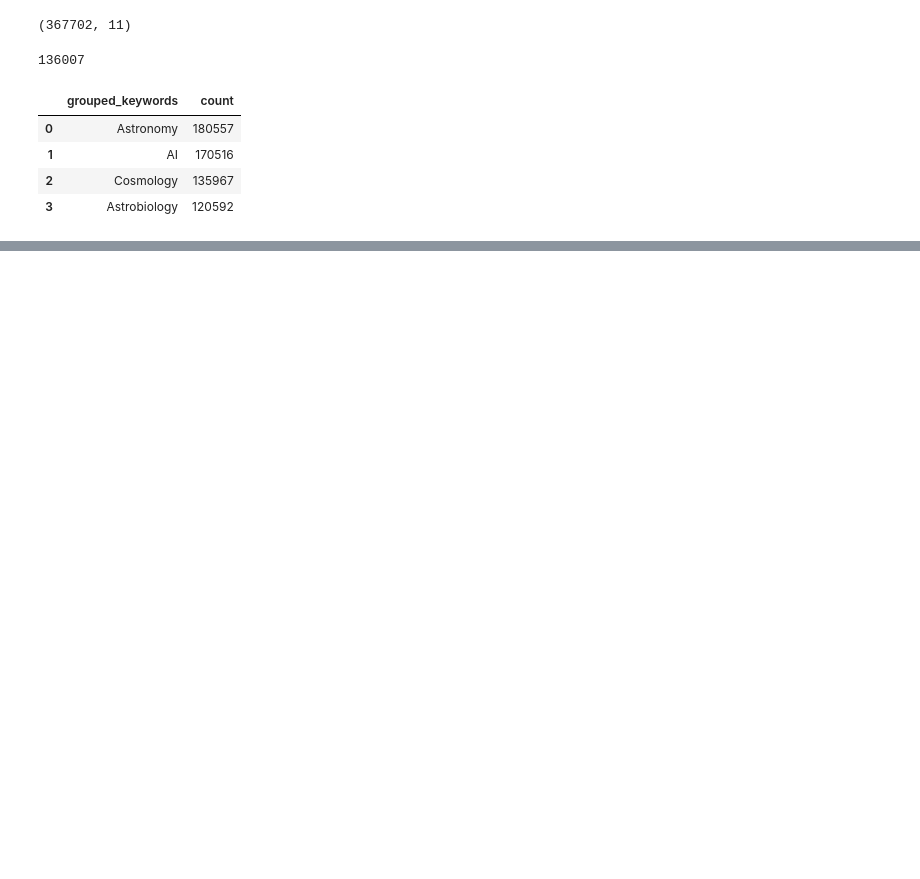
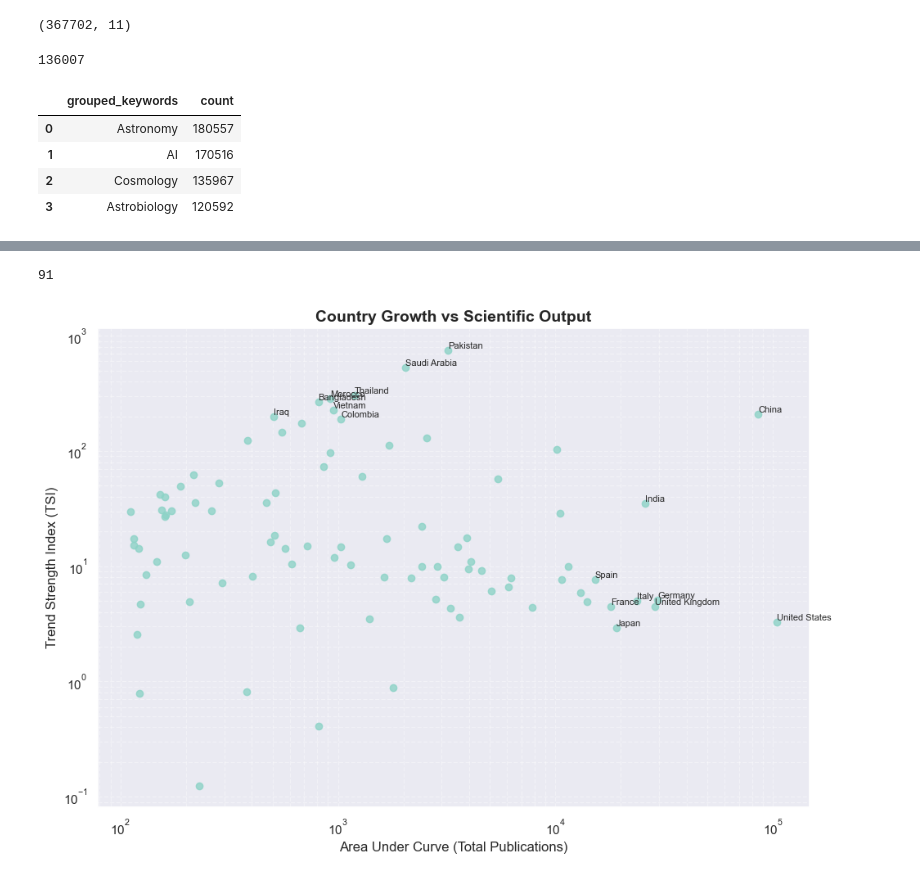
Before and after one commit to vadibekyan/ads_stats, a Jupyter notebook: ads_data_country_github.ipynb, the cells around one changed output, grey strips where cells are left out. Drawn from its saved outputs; the diff is of its cells as text; code cells hidden in the pictures; blank space fills up the shorter version.

Commit message:
Add compute_growth_metrics and plot_growth...

```diff
--- a/ads_data_country_github.ipynb
+++ b/ads_data_country_github.ipynb
@@ -877,0 +963,68 @@ Calling float on a single element Series is deprecated and will raise a TypeErro
+# %%
+import matplotlib.pyplot as plt
+import numpy as np
+
+def plot_growth_vs_output(
+    summary_df,
+    label_quantile=0.97,
+    figsize=(10, 7),
+    title="Growth vs Total Output of Publications (log-log scale)",
+    filename=None
+):
+    """
+    Plots a log-log scatter of TSI vs AUC for countries.
+
+    Parameters:
+    - summary_df: DataFrame with columns ["Country", "TSI", "AUC"]
+    - label_quantile: float, quantile threshold for labeling standout countries
+    - figsize: tuple, size of the figure
+    - title: str, title of the plot
+    - filename: str or None, if provided the figure will be saved to this path
+    """
+
+    # Filter out non-positive values (log scale requirement)
+    plot_df = summary_df.copy()
+    plot_df = plot_df[(plot_df["AUC"] > 0) & (plot_df["TSI"] > 0)]
+
+    # Start plot
+    plt.figure(figsize=figsize)
+    plt.scatter(plot_df["AUC"], plot_df["TSI"], alpha=0.8)
+
+    # Add country labels for outliers
+    for _, row in plot_df.iterrows():
+        if (
+            row["TSI"] > plot_df["TSI"].quantile(label_quantile) or
+            row["AUC"] > plot_df["AUC"].quantile(label_quantile)
+        ):
+            plt.text(row["AUC"], row["TSI"], row["Country"], fontsize=8, ha='left', va='bottom')
+
+    # Log-log scale
+    plt.xscale("log")
+    plt.yscale("log")
+
+    # Labels and styling
+    plt.xlabel("Area Under Curve (Total Publications)", fontsize=12)
+    plt.ylabel("Trend Strength Index (TSI)", fontsize=12)
+    plt.title(title, fontsize=14, weight='bold')
+    plt.grid(True, which="both", linestyle='--', alpha=0.4)
+    plt.tight_layout()
+
+    # Save if filename provided
+    if filename:
+        plt.savefig(filename, dpi=300, bbox_inches='tight')
+
+    plt.show()
+
+
+summary_df_gt100_articles = summary_df[summary_df.Total_Articles > 100]
+print (len(summary_df_gt100_articles))
+
+plot_growth_vs_output(
+    summary_df_gt100_articles,
+    label_quantile=0.9,
+    title="Country Growth vs Scientific Output",
+    filename="figures/tsi_vs_auc_loglog.png"
+)
+# %% [output]
+91
+[figure, added]
```
Also changed, not shown: parts of 10 cells of this notebook, 6 other files.
